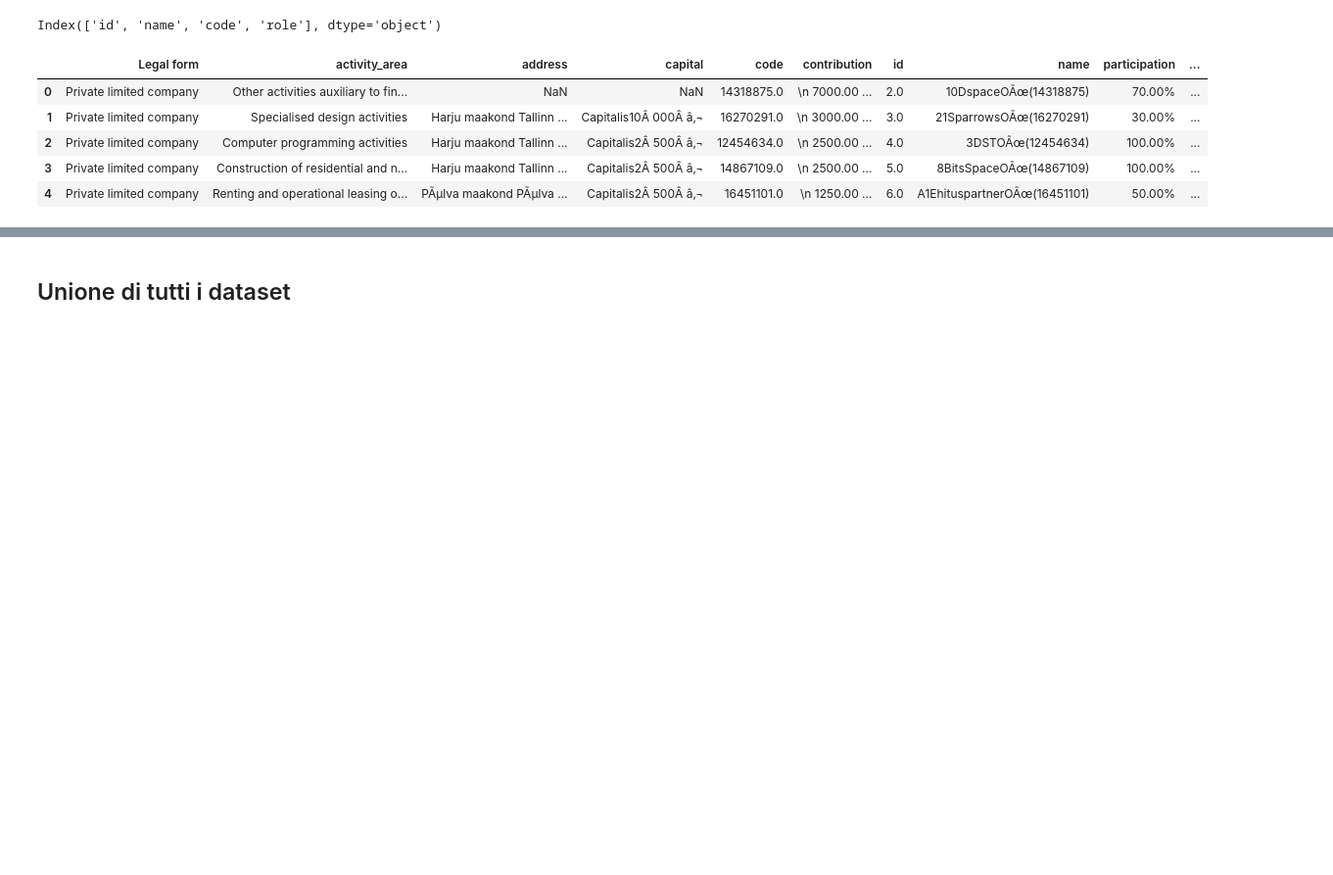
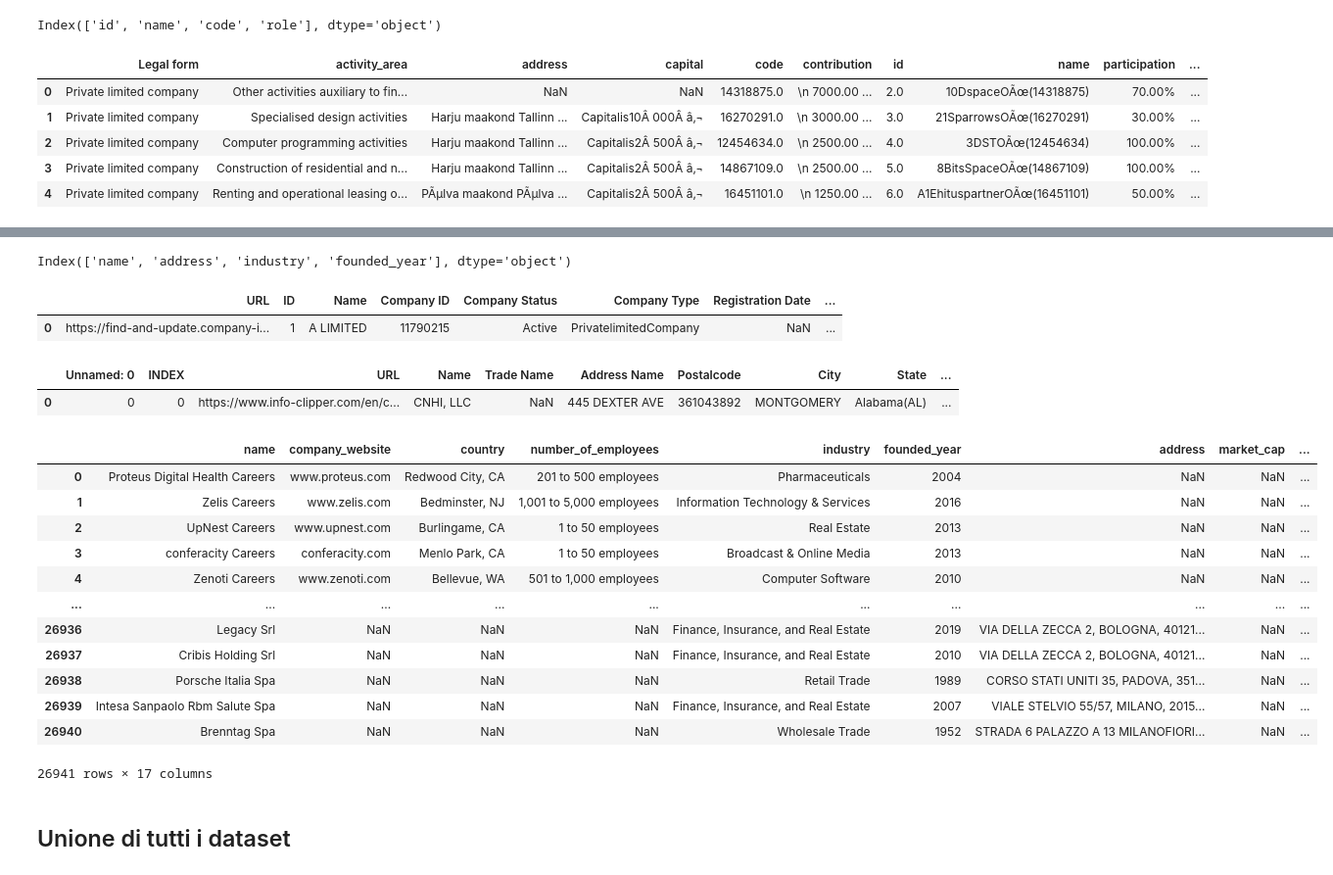
Before and after one commit to Elisabetta99/IDD_HW8, a Jupyter notebook: schemaAlignment.ipynb, the cells around one changed output, grey strips where cells are left out. Shown: that part at 98% size. Cells and saved outputs as stored; diff of their text form; code cells hidden in the pictures; blank space fills up the shorter version.

```diff
--- a/schemaAlignment.ipynb
+++ b/schemaAlignment.ipynb
@@ -779,0 +1421,45 @@ merged_ariregister.head()
+# %%
+aziende_datasets[9] = aziende_datasets[9].drop(['id', 'nation', 'hhid', 'sic_code', 'type'], axis = 1)
+aziende_datasets[9].rename(columns={'est_of_ownership': 'founded_year'}, inplace = True)
+aziende_datasets[9].columns
+# %% [output]
+Index(['name', 'address', 'industry', 'founded_year'], dtype='object')
+# %%
+aziende_datasets[9]['founded_year']=aziende_datasets[9]['founded_year'].astype(object)
+# %%
+aziende_datasets[10].columns
+aziende_datasets[10].head(1)
+# %% [output]
+|  | URL | ID | Name | Company ID | Company Status | Company Type | Registration Date | ... |
+| 0 | https://find-and-update.company-i... | 1 | A LIMITED | 11790215 | Active | PrivatelimitedCompany | NaN | ... |
+# %%
+aziende_datasets[10] = aziende_datasets[10].drop(aziende_datasets[10].columns, axis = 1, inplace = True)
+# %%
+aziende_datasets[11].columns
+aziende_datasets[11].head(1)
+# %% [output]
+|  | Unnamed: 0 | INDEX | URL | Name | Trade Name | Address Name | Postalcode | City | State | ... |
+| 0 | 0 | 0 | https://www.info-clipper.com/en/c... | CNHI, LLC | NaN | 445 DEXTER AVE | 361043892 | MONTGOMERY | Alabama(AL) | ... |
+# %%
+aziende_datasets[11] = aziende_datasets[11].drop(aziende_datasets[11].columns, axis = 1, inplace = True)
+# %%
+aziende_merged = pd.merge(aziende_datasets[0], aziende_datasets[1], how = 'outer', on = None)
+for i in range(2, len(aziende_datasets)):
+  if not(aziende_datasets[i] is None):
+    aziende_merged = pd.merge(aziende_merged, aziende_datasets[i], how = 'outer', on = None)
+
+aziende_merged
+# %% [output]
+|  | name | company_website | country | number_of_employees | industry | founded_year | address | market_cap | ... |
+| 0 | Proteus Digital Health Careers | www.proteus.com | Redwood City, CA | 201 to 500 employees | Pharmaceuticals | 2004 | NaN | NaN | ... |
+| 1 | Zelis Careers | www.zelis.com | Bedminster, NJ | 1,001 to 5,000 employees | Information Technology & Services | 2016 | NaN | NaN | ... |
+| 2 | UpNest Careers | www.upnest.com | Burlingame, CA | 1 to 50 employees | Real Estate | 2013 | NaN | NaN | ... |
+| 3 | conferacity Careers | conferacity.com | Menlo Park, CA | 1 to 50 employees | Broadcast & Online Media | 2013 | NaN | NaN | ... |
+| 4 | Zenoti Careers | www.zenoti.com | Bellevue, WA | 501 to 1,000 employees | Computer Software | 2010 | NaN | NaN | ... |
+| ... | ... | ... | ... | ... | ... | ... | ... | ... | ... |
+| 26936 | Legacy Srl | NaN | NaN | NaN | Finance, Insurance, and Real Estate | 2019 | VIA DELLA ZECCA 2, BOLOGNA, 40121... | NaN | ... |
+| 26937 | Cribis Holding Srl | NaN | NaN | NaN | Finance, Insurance, and Real Estate | 2010 | VIA DELLA ZECCA 2, BOLOGNA, 40121... | NaN | ... |
+| 26938 | Porsche Italia Spa | NaN | NaN | NaN | Retail Trade | 1989 | CORSO STATI UNITI 35, PADOVA, 351... | NaN | ... |
+| 26939 | Intesa Sanpaolo Rbm Salute Spa | NaN | NaN | NaN | Finance, Insurance, and Real Estate | 2007 | VIALE STELVIO 55/57, MILANO, 2015... | NaN | ... |
+| 26940 | Brenntag Spa | NaN | NaN | NaN | Wholesale Trade | 1952 | STRADA 6 PALAZZO A 13 MILANOFIORI... | NaN | ... |
+26941 rows × 17 columns
```
Also changed, not shown: parts of 74 cells of this notebook.
